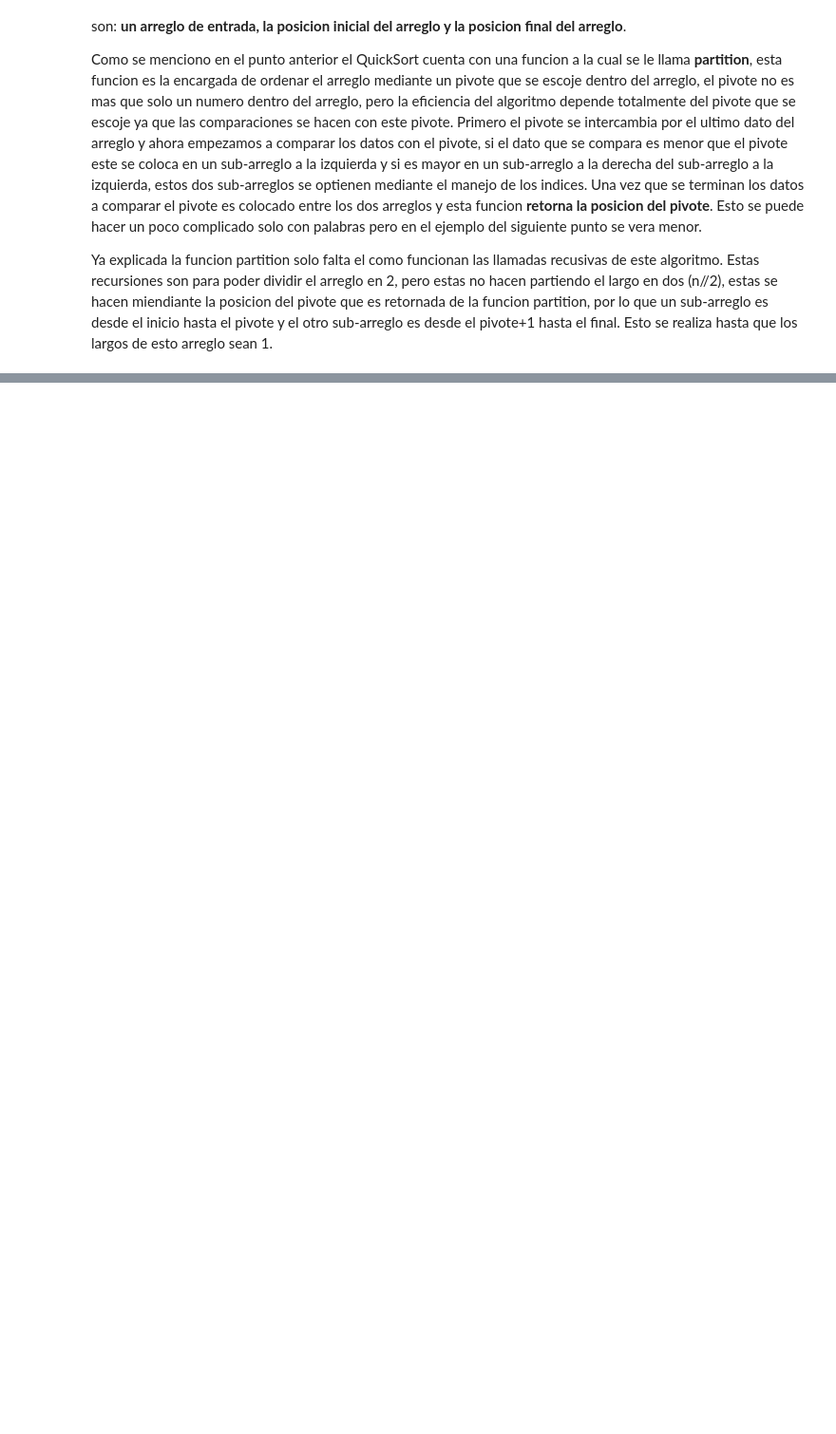
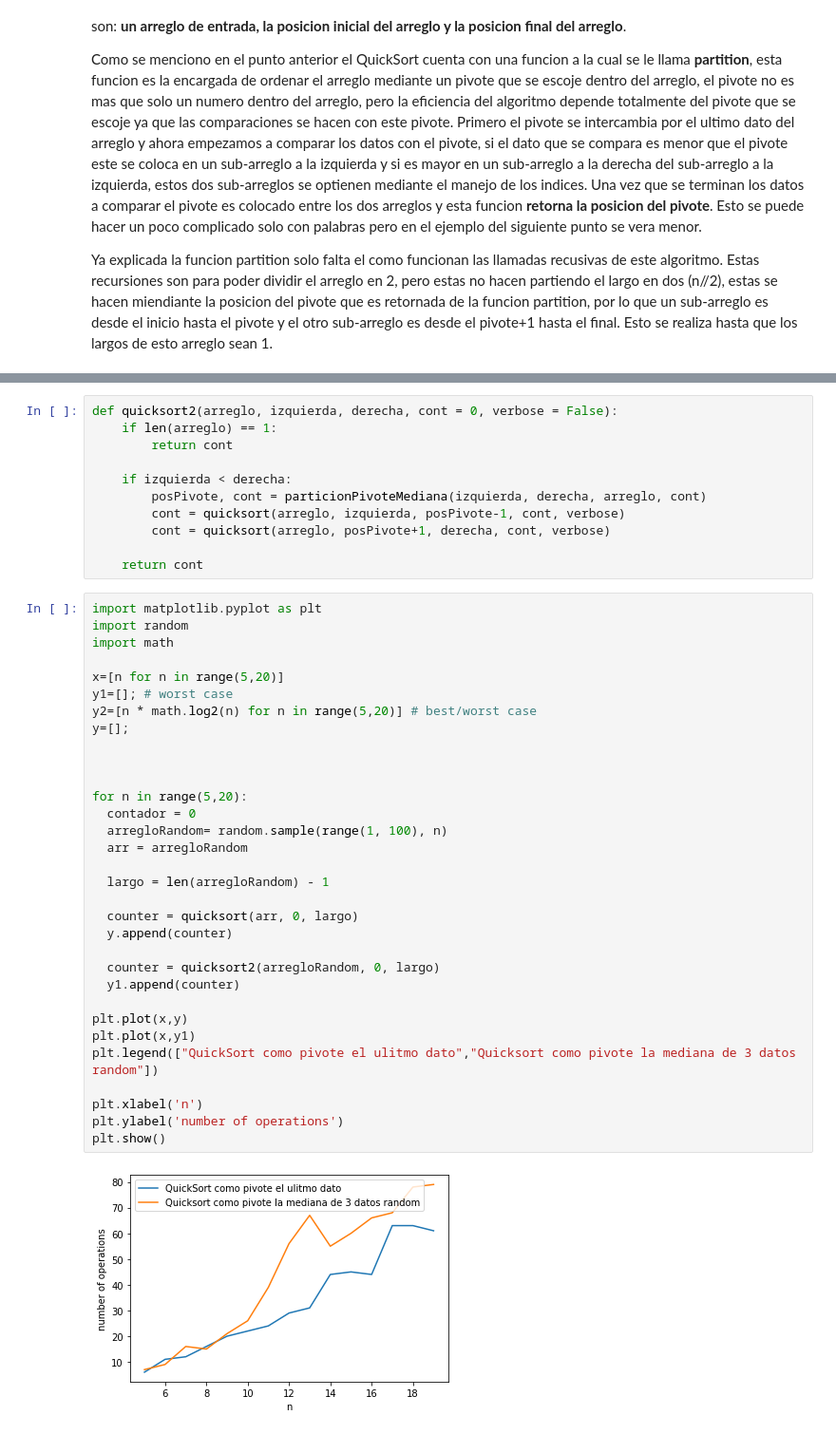
Before and after one commit to CharlyAguirre/ADA-informes, a Jupyter notebook: QuickSort.ipynb, the cells around one changed output, grey strips where cells are left out. Shown at 95% size. Drawn from its saved outputs; the diff is of its cells as text; blank space fills up the shorter version.

```diff
--- a/QuickSort.ipynb
+++ b/QuickSort.ipynb
@@ -113,0 +352,45 @@ El arreglo principal:[1, 3, 4, 5, 9, 12].
+# %%
+def quicksort2(arreglo, izquierda, derecha, cont = 0, verbose = False):
+    if len(arreglo) == 1:
+        return cont
+
+    if izquierda < derecha:
+        posPivote, cont = particionPivoteMediana(izquierda, derecha, arreglo, cont)
+        cont = quicksort(arreglo, izquierda, posPivote-1, cont, verbose)
+        cont = quicksort(arreglo, posPivote+1, derecha, cont, verbose)
+
+    return cont
+# %%
+import matplotlib.pyplot as plt
+import random
+import math
+
+x=[n for n in range(5,20)]
+y1=[]; # worst case
+y2=[n * math.log2(n) for n in range(5,20)] # best/worst case
+y=[];
+
+
+
+for n in range(5,20):
+  contador = 0
+  arregloRandom= random.sample(range(1, 100), n)
+  arr = arregloRandom
+
+  largo = len(arregloRandom) - 1
+
+  counter = quicksort(arr, 0, largo)
+  y.append(counter)
+
+  counter = quicksort2(arregloRandom, 0, largo)
+  y1.append(counter)
+
+plt.plot(x,y)
+plt.plot(x,y1)
+plt.legend(["QuickSort como pivote el ulitmo dato","Quicksort como pivote la mediana de 3 datos random"])
+
+plt.xlabel('n')
+plt.ylabel('number of operations')
+plt.show()
+# %% [output]
+[figure, added]
```
Also changed, not shown: parts of 16 cells of this notebook.
